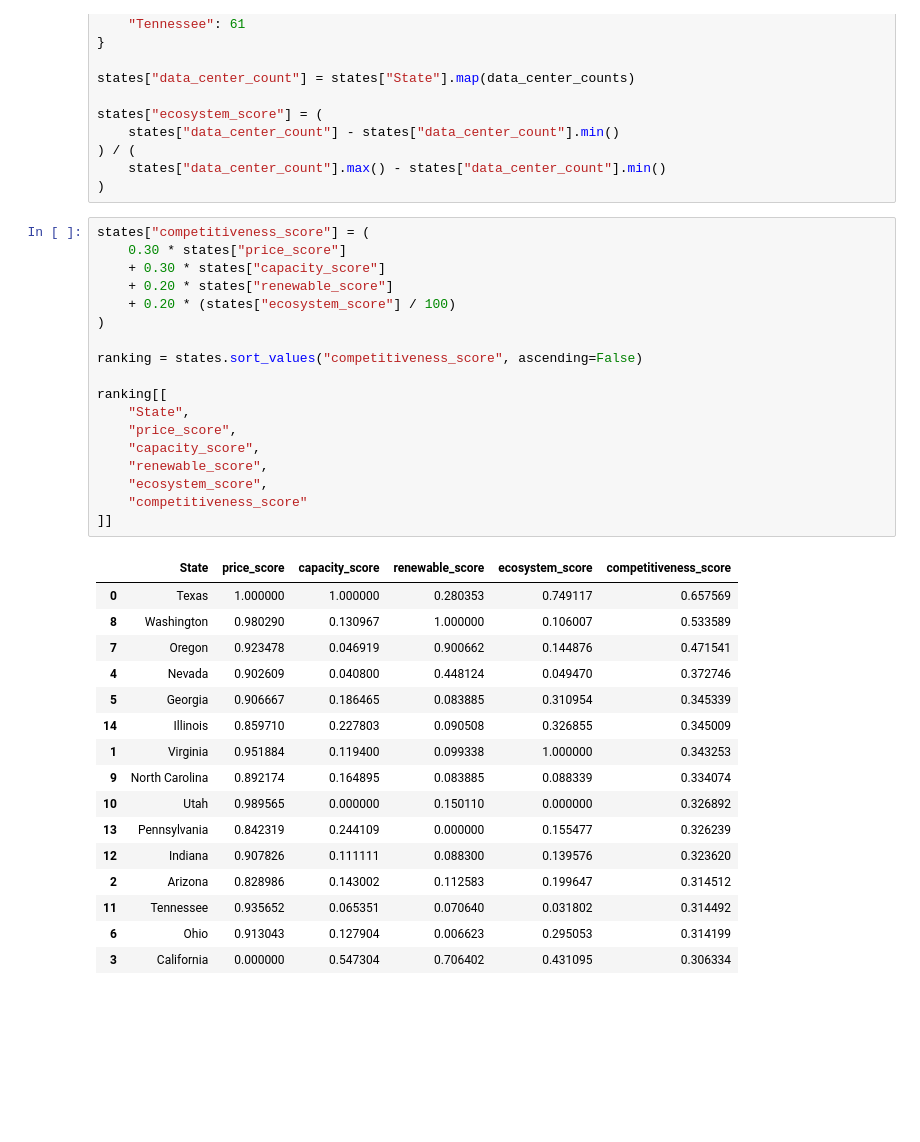
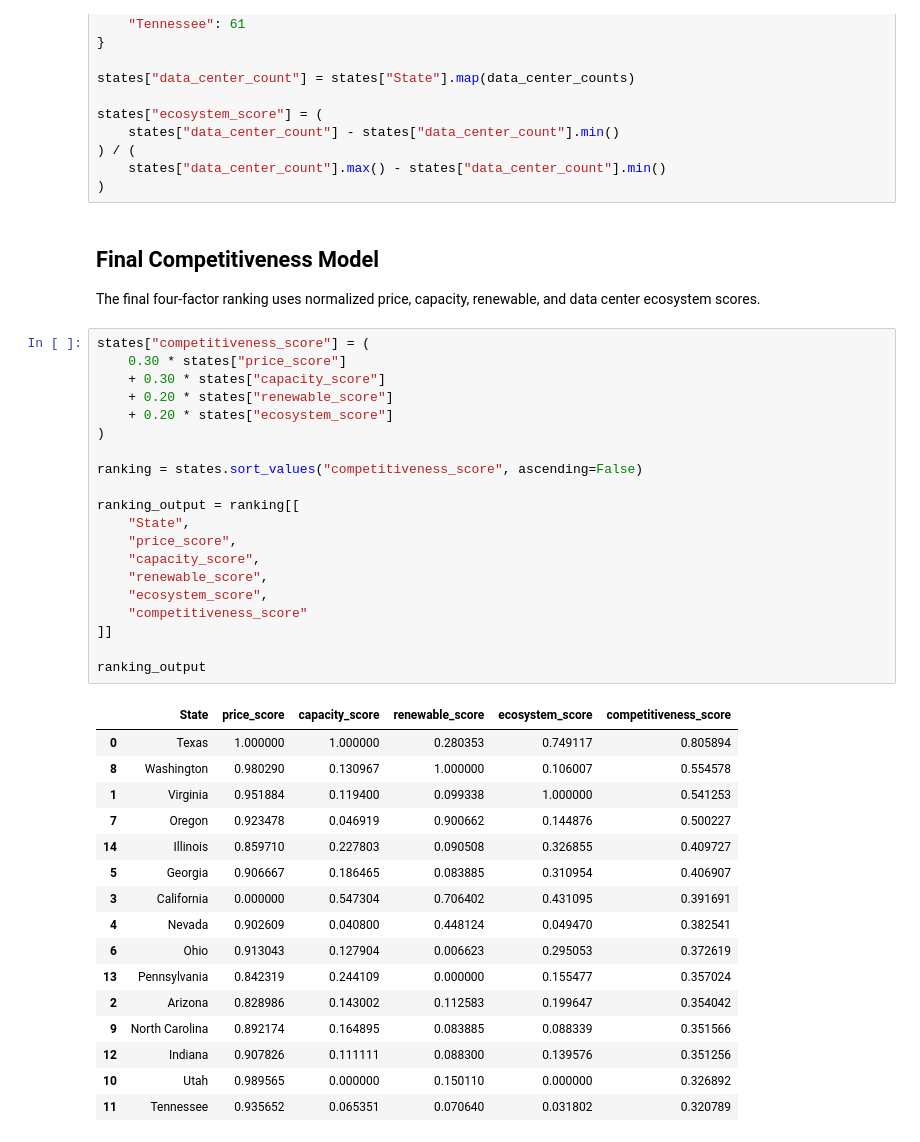
Before and after one commit to finnrcase/ai-infrastructure-economics, a Jupyter notebook: notebooks/03_regional_competitiveness.ipynb, the cells around one changed output. Cells and saved outputs as stored; diff of their text form; blank space fills up the shorter version.

```diff
--- a/notebooks/03_regional_competitiveness.ipynb
+++ b/notebooks/03_regional_competitiveness.ipynb
@@ -81,38 +81,44 @@ states["ecosystem_score"] = (
 ) / (
     states["data_center_count"].max() - states["data_center_count"].min()
 )
+# %% [markdown]
+## Final Competitiveness Model
+
+The final four-factor ranking uses normalized price, capacity, renewable, and data center ecosystem scores.
 # %%
 states["competitiveness_score"] = (
     0.30 * states["price_score"]
     + 0.30 * states["capacity_score"]
     + 0.20 * states["renewable_score"]
-    + 0.20 * (states["ecosystem_score"] / 100)
+    + 0.20 * states["ecosystem_score"]
 )
 
 ranking = states.sort_values("competitiveness_score", ascending=False)
 
-ranking[[
+ranking_output = ranking[[
     "State",
     "price_score",
     "capacity_score",
     "renewable_score",
     "ecosystem_score",
     "competitiveness_score"
 ]]
+
+ranking_output
 # %% [output]
 |  | State | price_score | capacity_score | renewable_score | ecosystem_score | competitiveness_score |
-| 0 | Texas | 1.000000 | 1.000000 | 0.280353 | 0.749117 | 0.657569 |
-| 8 | Washington | 0.980290 | 0.130967 | 1.000000 | 0.106007 | 0.533589 |
-| 7 | Oregon | 0.923478 | 0.046919 | 0.900662 | 0.144876 | 0.471541 |
-| 4 | Nevada | 0.902609 | 0.040800 | 0.448124 | 0.049470 | 0.372746 |
-| 5 | Georgia | 0.906667 | 0.186465 | 0.083885 | 0.310954 | 0.345339 |
-| 14 | Illinois | 0.859710 | 0.227803 | 0.090508 | 0.326855 | 0.345009 |
-| 1 | Virginia | 0.951884 | 0.119400 | 0.099338 | 1.000000 | 0.343253 |
-| 9 | North Carolina | 0.892174 | 0.164895 | 0.083885 | 0.088339 | 0.334074 |
+| 0 | Texas | 1.000000 | 1.000000 | 0.280353 | 0.749117 | 0.805894 |
+| 8 | Washington | 0.980290 | 0.130967 | 1.000000 | 0.106007 | 0.554578 |
+| 1 | Virginia | 0.951884 | 0.119400 | 0.099338 | 1.000000 | 0.541253 |
+| 7 | Oregon | 0.923478 | 0.046919 | 0.900662 | 0.144876 | 0.500227 |
+| 14 | Illinois | 0.859710 | 0.227803 | 0.090508 | 0.326855 | 0.409727 |
+| 5 | Georgia | 0.906667 | 0.186465 | 0.083885 | 0.310954 | 0.406907 |
+| 3 | California | 0.000000 | 0.547304 | 0.706402 | 0.431095 | 0.391691 |
+| 4 | Nevada | 0.902609 | 0.040800 | 0.448124 | 0.049470 | 0.382541 |
+| 6 | Ohio | 0.913043 | 0.127904 | 0.006623 | 0.295053 | 0.372619 |
+| 13 | Pennsylvania | 0.842319 | 0.244109 | 0.000000 | 0.155477 | 0.357024 |
+| 2 | Arizona | 0.828986 | 0.143002 | 0.112583 | 0.199647 | 0.354042 |
+| 9 | North Carolina | 0.892174 | 0.164895 | 0.083885 | 0.088339 | 0.351566 |
+| 12 | Indiana | 0.907826 | 0.111111 | 0.088300 | 0.139576 | 0.351256 |
 | 10 | Utah | 0.989565 | 0.000000 | 0.150110 | 0.000000 | 0.326892 |
-| 13 | Pennsylvania | 0.842319 | 0.244109 | 0.000000 | 0.155477 | 0.326239 |
-| 12 | Indiana | 0.907826 | 0.111111 | 0.088300 | 0.139576 | 0.323620 |
-| 2 | Arizona | 0.828986 | 0.143002 | 0.112583 | 0.199647 | 0.314512 |
-| 11 | Tennessee | 0.935652 | 0.065351 | 0.070640 | 0.031802 | 0.314492 |
-| 6 | Ohio | 0.913043 | 0.127904 | 0.006623 | 0.295053 | 0.314199 |
-| 3 | California | 0.000000 | 0.547304 | 0.706402 | 0.431095 | 0.306334 |
+| 11 | Tennessee | 0.935652 | 0.065351 | 0.070640 | 0.031802 | 0.320789 |
```
Also changed, not shown: parts of 19 cells of this notebook, 1 other file.
